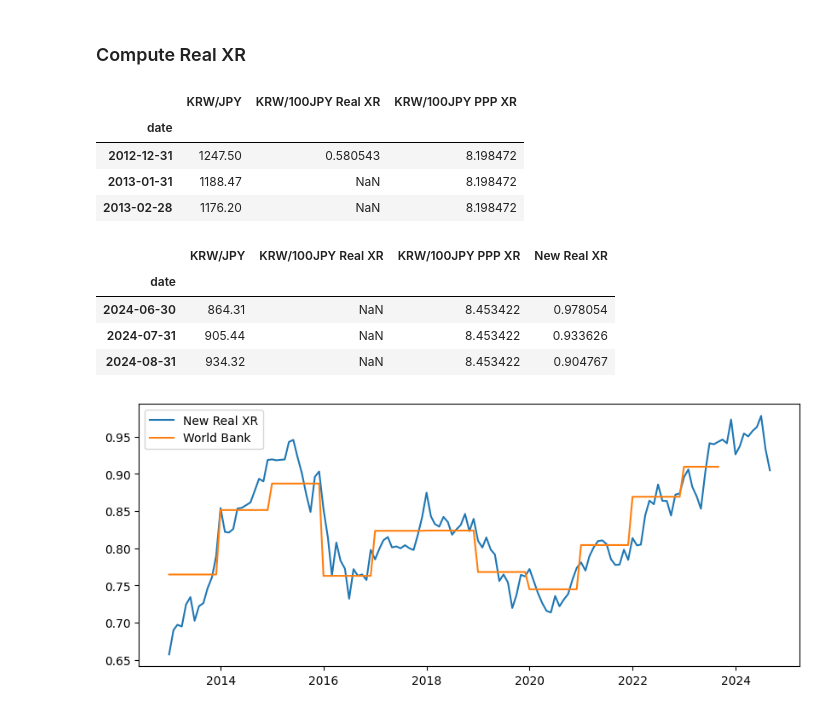
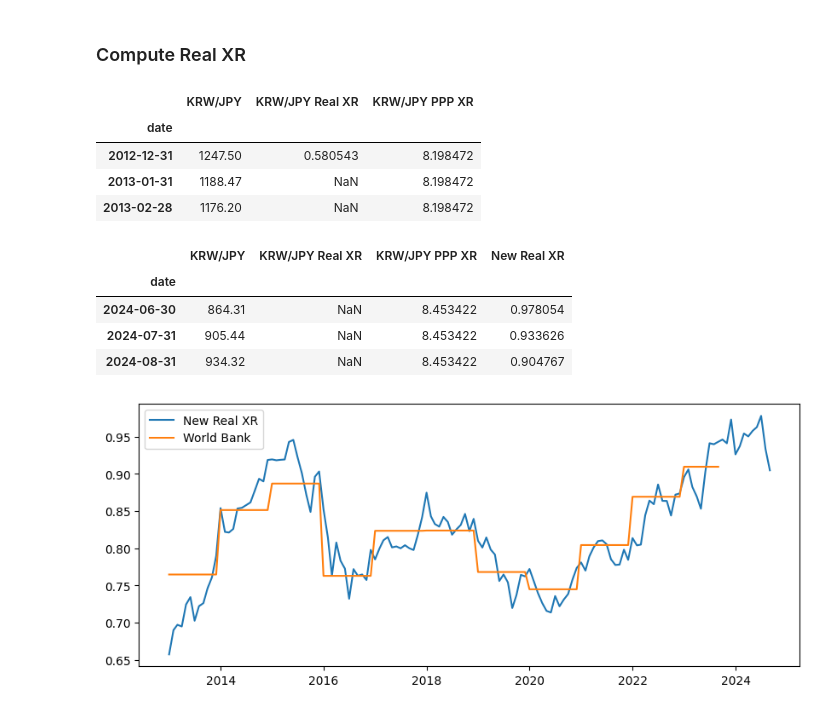
Before and after one commit to YoungminChoAtKaist/findb2024, a Jupyter notebook: findatabase.ipynb, the cells around one changed output. Saved outputs shown, nothing was run; the diff lists cells and outputs as text; code cells hidden in the pictures.

```diff
--- a/findatabase.ipynb
+++ b/findatabase.ipynb
@@ -154,7 +154,7 @@ df_combined.tail(3)
 | 2022-12-31 | 0.627537 | 0.721953 | 0.869221 |
 | 2023-12-31 | 0.612982 | 0.673903 | 0.909600 |
 # %%
-df_real_xr = df_combined['KRW/100JPY Real XR']
+df_real_xr = df_combined['KRW/JPY Real XR']
 # %%
 plt.plot(df_real_xr)
 plt.show()
@@ -167,7 +167,7 @@ df_monthly = df_monthly.drop('ret', axis = 1)
 df_merged = df_monthly.join(df_real_xr)
 # ffill - forward fill
 # bfill - backward fill
-df_merged['KRW/100JPY Real XR'] = df_merged['KRW/100JPY Real XR'].fillna(method='ffill')
+df_merged['KRW/JPY Real XR'] = df_merged['KRW/JPY Real XR'].fillna(method='ffill')
 
 df_merged['ann_ret'] = df_merged['KRW/JPY'].pct_change(periods = 12) * 100
 
@@ -195,6 +195,6 @@ df_merged.head(15)
 # %% [markdown]
 ### Use OLS to fit the forecast model
 # %%
-df = df_merged[['KRW/100JPY Real XR', 'F12.ann_ret']]
+df = df_merged[['KRW/JPY Real XR', 'F12.ann_ret']]
 df = df.dropna()
 # %%
@@ -248,7 +248,7 @@ df_ppp_xr_jpn = load_world_bank_data(Path('data/world_ppp_xr.xls'), 'JPN', 'PPP
 # %%
 df_ppp_combined = pd.concat([df_ppp_xr_kor, df_ppp_xr_jpn], axis = 1)
 df_ppp_combined.columns = ['KOR PPP XR', 'JPN PPP XR']
-df_ppp_combined['KRW/100JPY PPP XR'] = df_ppp_combined['KOR PPP XR'] / (df_ppp_combined['JPN PPP XR'])
+df_ppp_combined['KRW/JPY PPP XR'] = df_ppp_combined['KOR PPP XR'] / (df_ppp_combined['JPN PPP XR'])
 df_ppp_xr = df_ppp_combined.drop(['KOR PPP XR', 'JPN PPP XR'], axis = 1)
 # %%
 df_ppp_xr.head(3)
@@ -273,19 +273,19 @@ df_merged.head(3)
 # %% [markdown]
 ### Compute Real XR
 # %%
-df_merged['KRW/100JPY PPP XR'] = df_merged['KRW/100JPY PPP XR'].ffill()
+df_merged['KRW/JPY PPP XR'] = df_merged['KRW/JPY PPP XR'].ffill()
 df_merged.head(3)
 # %% [output]
-|  | KRW/JPY | KRW/100JPY Real XR | KRW/100JPY PPP XR |
+|  | KRW/JPY | KRW/JPY Real XR | KRW/JPY PPP XR |
 | date |  |  |  |
 | 2012-12-31 | 1247.50 | 0.580543 | 8.198472 |
 | 2013-01-31 | 1188.47 | NaN | 8.198472 |
 | 2013-02-28 | 1176.20 | NaN | 8.198472 |
 # %%
-df_merged['New Real XR'] = df_merged['KRW/100JPY PPP XR'] / df_merged['KRW/JPY'] * 100
+df_merged['New Real XR'] = df_merged['KRW/JPY PPP XR'] / df_merged['KRW/JPY'] * 100
 df_merged.tail(3)
 # %% [output]
-|  | KRW/JPY | KRW/100JPY Real XR | KRW/100JPY PPP XR | New Real XR |
+|  | KRW/JPY | KRW/JPY Real XR | KRW/JPY PPP XR | New Real XR |
 | date |  |  |  |  |
 | 2024-06-30 | 864.31 | NaN | 8.453422 | 0.978054 |
 | 2024-07-31 | 905.44 | NaN | 8.453422 | 0.933626 |
```
Also changed, not shown: parts of 15 cells of this notebook, 18 other files.
